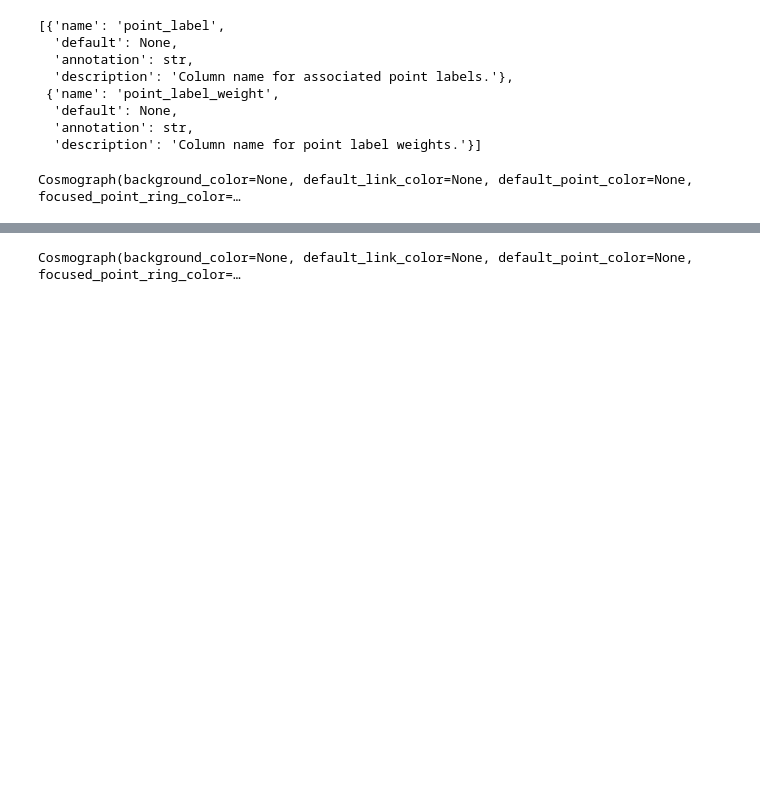
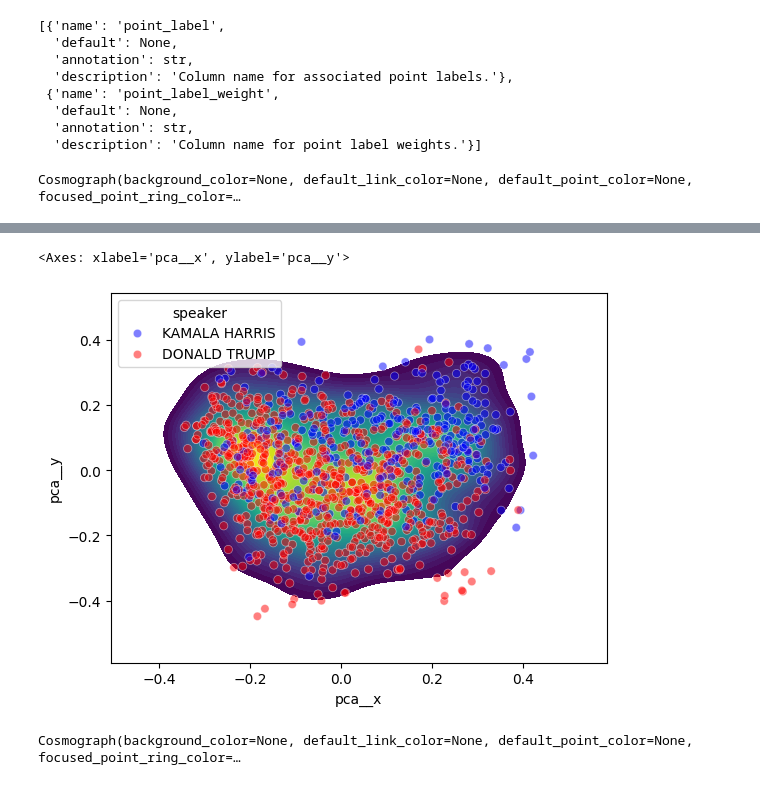
Before and after one commit to cosmograph-org/py_cosmograph, a Jupyter notebook: demos/harris_vs_trump_debate.ipynb, the cells around one changed output, grey strips where cells are left out. Saved outputs shown, nothing was run; the diff lists cells and outputs as text; code cells hidden in the pictures; blank space fills up the shorter version.

```diff
--- a/demos/harris_vs_trump_debate.ipynb
+++ b/demos/harris_vs_trump_debate.ipynb
@@ -479,3 +560,16 @@ Cosmograph(background_color=None, default_link_color=None, default_point_color=N
+# %%
+# kde plot of tsne_x and tsne_y
+from seaborn import kdeplot
+
+kdeplot(df, x='pca__x', y='pca__y', fill=True, cmap='viridis', levels=50)
+
+# scatter plot of tsne_x and tsne_y
+from seaborn import scatterplot
+
+scatterplot(data=df, x='pca__x', y='pca__y', hue='speaker', palette={'KAMALA HARRIS': 'blue', 'DONALD TRUMP': 'red'}, alpha=0.5)
+# %% [output]
+<Axes: xlabel='pca__x', ylabel='pca__y'>
+[figure, added]
 # %%
 base_cosmo(
    points=df,
```
Also changed, not shown: parts of 17 cells of this notebook, 2 other files.
